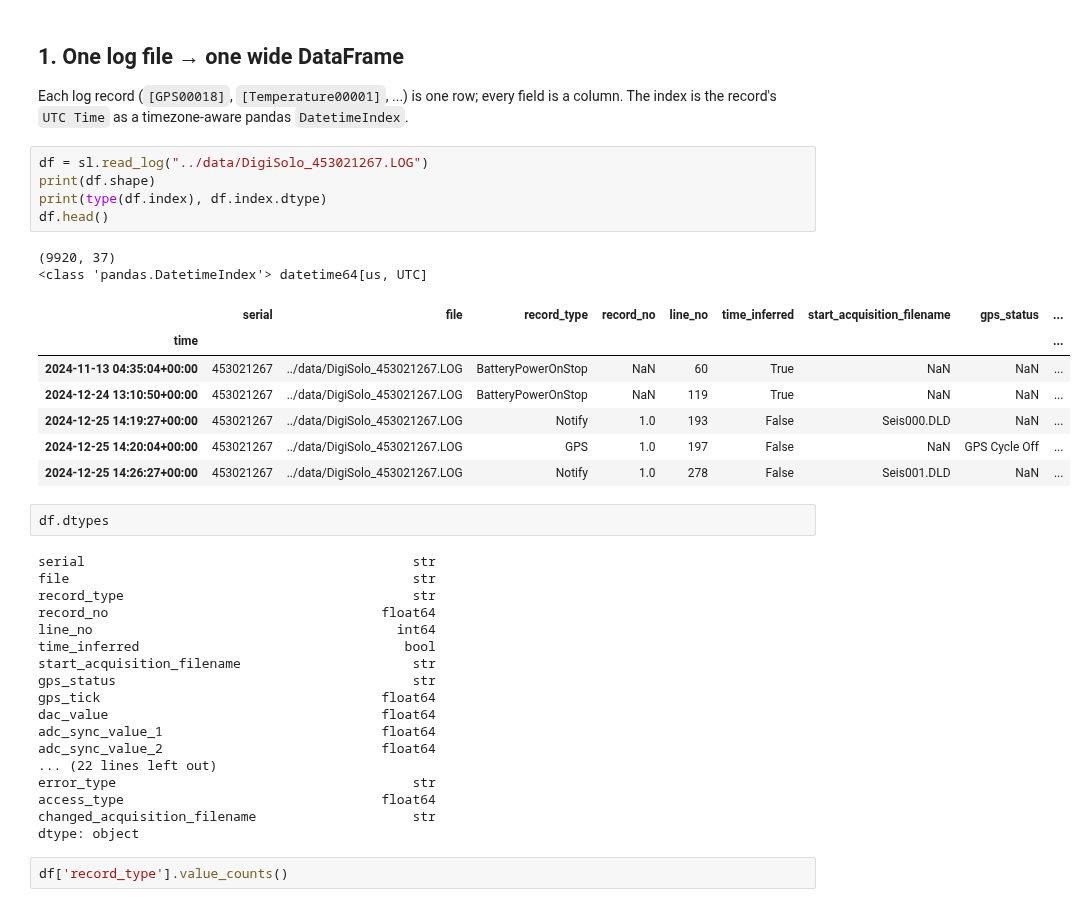
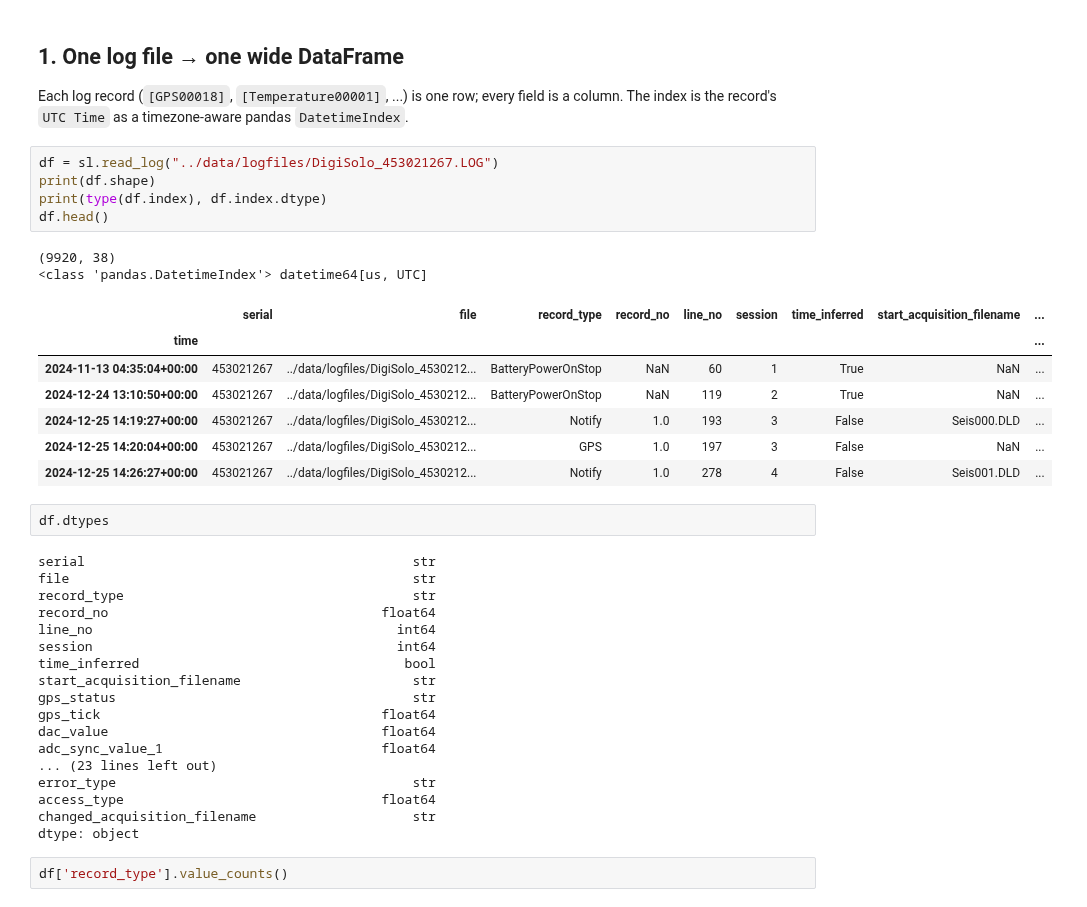
Before and after one commit to TobbeTripitaka/node_toolbox, a Jupyter notebook: notebooks/smartsolo_log_demo.ipynb, the cells around one changed output. Saved outputs shown, nothing was run; the diff lists cells and outputs as text.

```diff
--- a/notebooks/smartsolo_log_demo.ipynb
+++ b/notebooks/smartsolo_log_demo.ipynb
@@ -16,20 +16,20 @@ pd.set_option("display.width", 200)
 ## 1. One log file → one wide DataFrame
 Each log record (`[GPS00018]`, `[Temperature00001]`, ...) is one row; every field is a column. The index is the record's `UTC Time` as a timezone-aware pandas `DatetimeIndex`.
 # %%
-df = sl.read_log("../data/DigiSolo_453021267.LOG")
+df = sl.read_log("../data/logfiles/DigiSolo_453021267.LOG")
 print(df.shape)
 print(type(df.index), df.index.dtype)
 df.head()
 # %% [output]
-(9920, 37)
+(9920, 38)
 <class 'pandas.DatetimeIndex'> datetime64[us, UTC]
-|  | serial | file | record_type | record_no | line_no | time_inferred | start_acquisition_filename | gps_status | ... |
+|  | serial | file | record_type | record_no | line_no | session | time_inferred | start_acquisition_filename | ... |
 | time |  |  |  |  |  |  |  |  | ... |
-| 2024-11-13 04:35:04+00:00 | 453021267 | ../data/DigiSolo_453021267.LOG | BatteryPowerOnStop | NaN | 60 | True | NaN | NaN | ... |
-| 2024-12-24 13:10:50+00:00 | 453021267 | ../data/DigiSolo_453021267.LOG | BatteryPowerOnStop | NaN | 119 | True | NaN | NaN | ... |
-| 2024-12-25 14:19:27+00:00 | 453021267 | ../data/DigiSolo_453021267.LOG | Notify | 1.0 | 193 | False | Seis000.DLD | NaN | ... |
-| 2024-12-25 14:20:04+00:00 | 453021267 | ../data/DigiSolo_453021267.LOG | GPS | 1.0 | 197 | False | NaN | GPS Cycle Off | ... |
-| 2024-12-25 14:26:27+00:00 | 453021267 | ../data/DigiSolo_453021267.LOG | Notify | 1.0 | 278 | False | Seis001.DLD | NaN | ... |
+| 2024-11-13 04:35:04+00:00 | 453021267 | ../data/logfiles/DigiSolo_4530212... | BatteryPowerOnStop | NaN | 60 | 1 | True | NaN | ... |
+| 2024-12-24 13:10:50+00:00 | 453021267 | ../data/logfiles/DigiSolo_4530212... | BatteryPowerOnStop | NaN | 119 | 2 | True | NaN | ... |
+| 2024-12-25 14:19:27+00:00 | 453021267 | ../data/logfiles/DigiSolo_4530212... | Notify | 1.0 | 193 | 3 | False | Seis000.DLD | ... |
+| 2024-12-25 14:20:04+00:00 | 453021267 | ../data/logfiles/DigiSolo_4530212... | GPS | 1.0 | 197 | 3 | False | NaN | ... |
+| 2024-12-25 14:26:27+00:00 | 453021267 | ../data/logfiles/DigiSolo_4530212... | Notify | 1.0 | 278 | 4 | False | Seis001.DLD | ... |
 # %%
 df.dtypes
 # %% [output]
@@ -38,14 +38,14 @@ file                                            str
 record_type                                     str
 record_no                                   float64
 line_no                                       int64
+session                                       int64
 time_inferred                                  bool
 start_acquisition_filename                      str
 gps_status                                      str
 gps_tick                                    float64
 dac_value                                   float64
 adc_sync_value_1                            float64
-adc_sync_value_2                            float64
-... (22 lines left out)
+... (23 lines left out)
 error_type                                      str
 access_type                                 float64
 changed_acquisition_filename                    str
```
Also changed, not shown: parts of 2 cells of this notebook, 13 other files.
